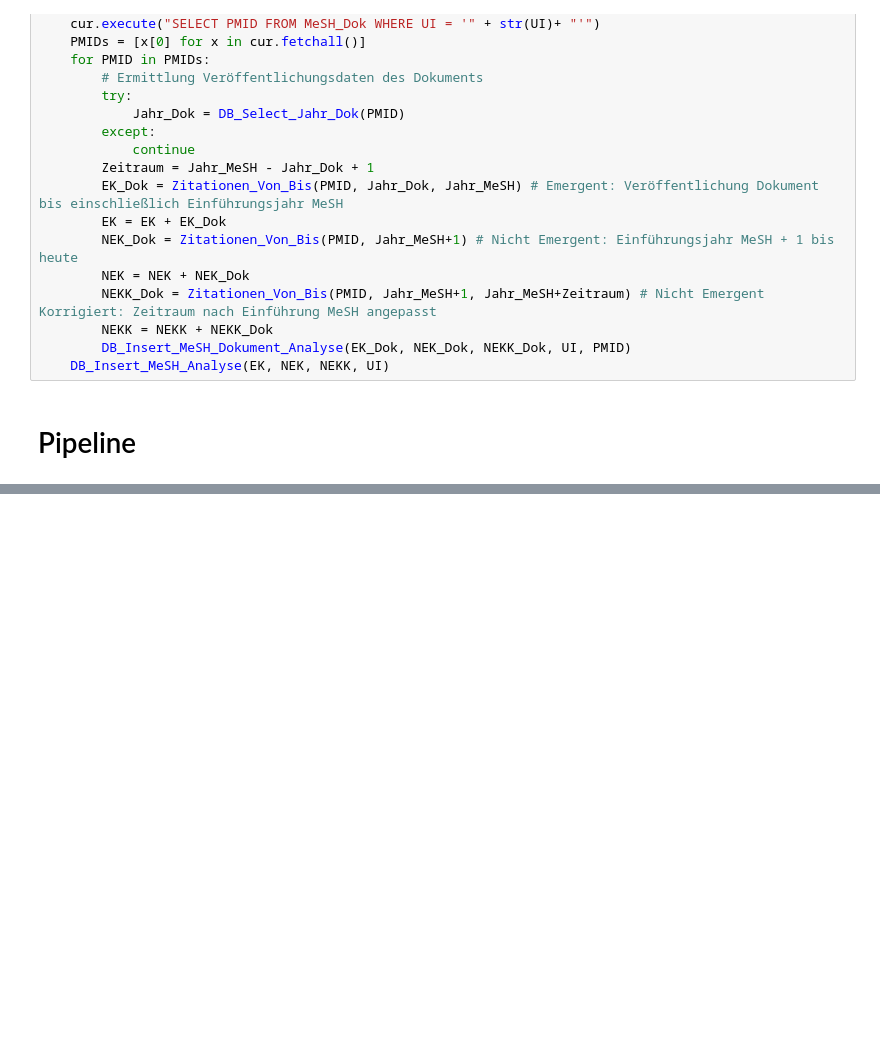
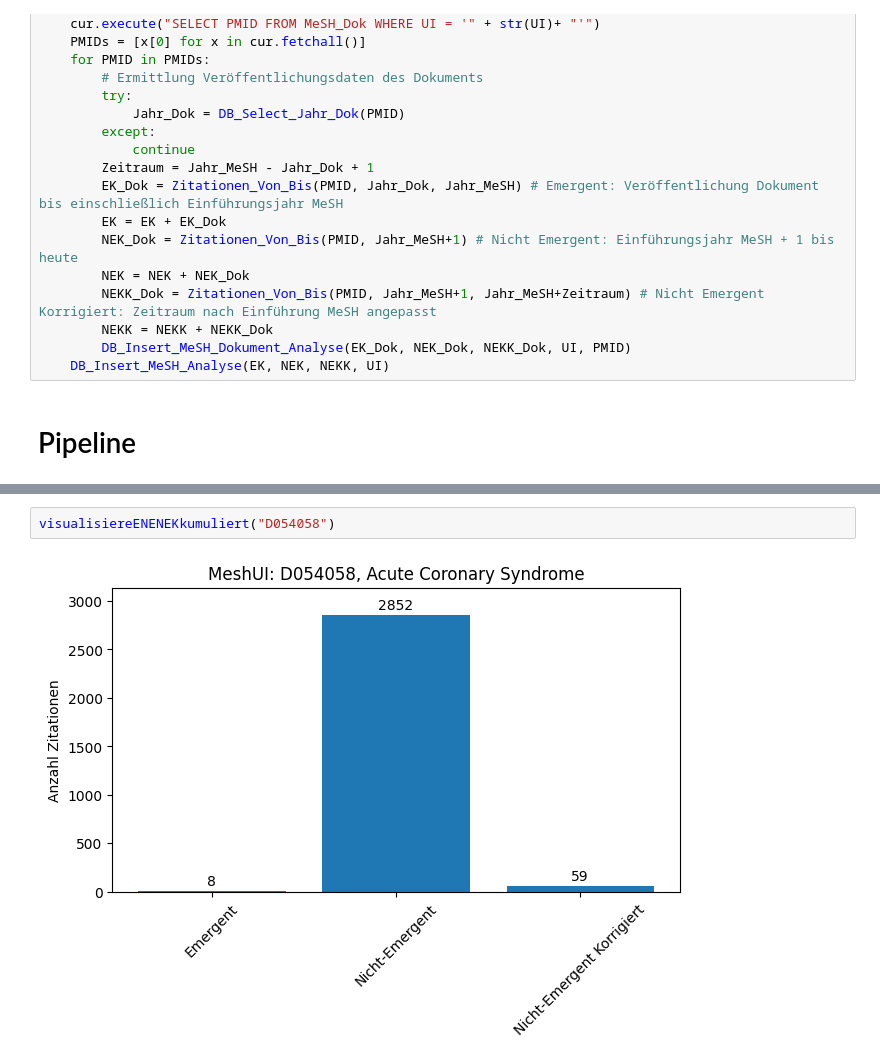
Before and after one commit to Johanna0999/MA_Code, a Jupyter notebook: pethke_master.ipynb, the cells around one changed output, grey strips where cells are left out. Cells and saved outputs as stored; diff of their text form; blank space fills up the shorter version.

```diff
--- a/pethke_master.ipynb
+++ b/pethke_master.ipynb
@@ -348,0 +451,4 @@ UPDATE MeSH SET EK = '8', NEK = '2852', NEKK = '59' WHERE UI ='D054058'
+# %%
+visualisiereENENEKkumuliert("D054058")
+# %% [output]
+[figure, added]
```
Also changed, not shown: parts of 9 cells of this notebook.
